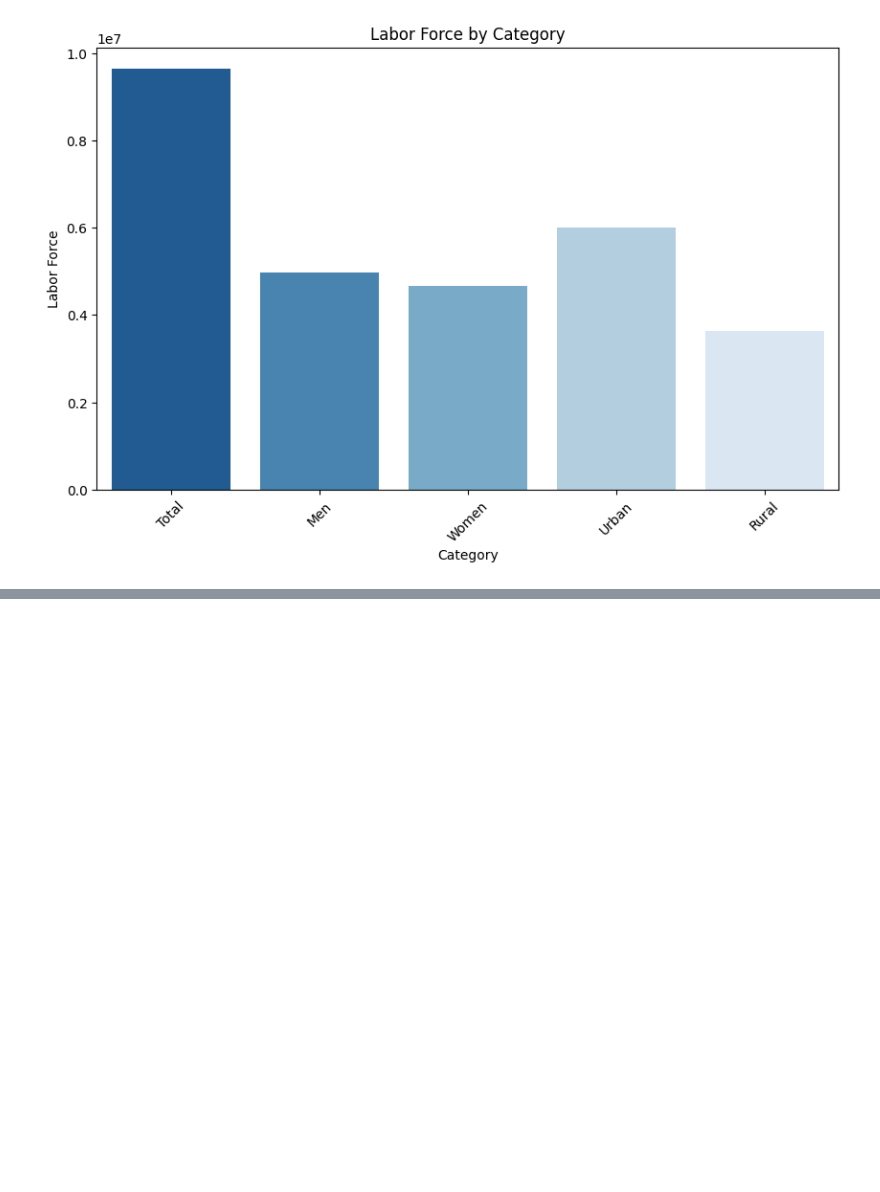
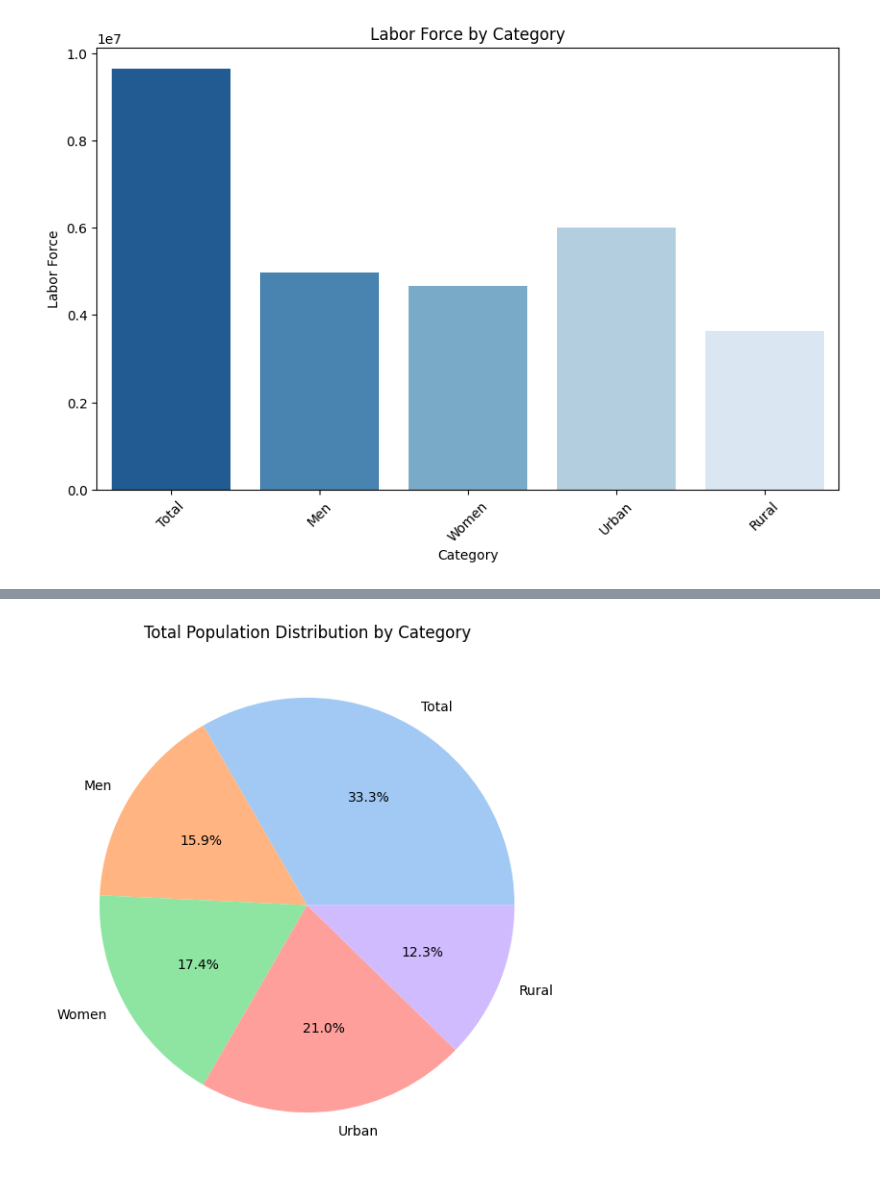
Before and after one commit to bochida/Economic-and-Employment-analysis-of-2024, a Jupyter notebook: python_analysis.ipynb, the cells around one changed output, grey strips where cells are left out. Cells and saved outputs as stored; diff of their text form; code cells hidden in the pictures; blank space fills up the shorter version.

```diff
--- a/python_analysis.ipynb
+++ b/python_analysis.ipynb
@@ -206,0 +151,7 @@ Passing `palette` without assigning `hue` is deprecated and will be removed in v
+# %%
+plt.figure(figsize=(7, 7))
+plt.pie(df["Total Population"], labels=df["Category"], autopct="%1.1f%%", colors=sns.color_palette("pastel"))
+plt.title("Total Population Distribution by Category")
+plt.show()
+# %% [output]
+[figure, added]
```
Also changed, not shown: parts of 2 cells of this notebook.
